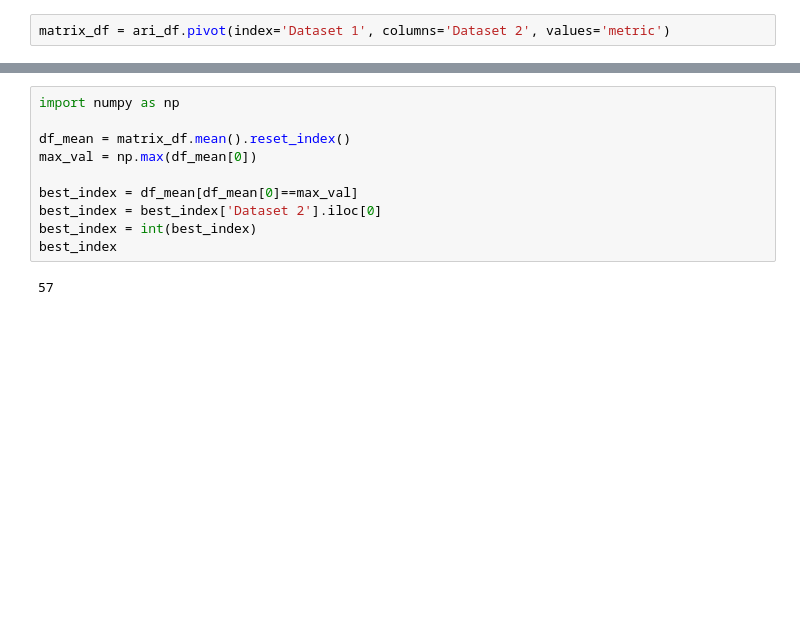
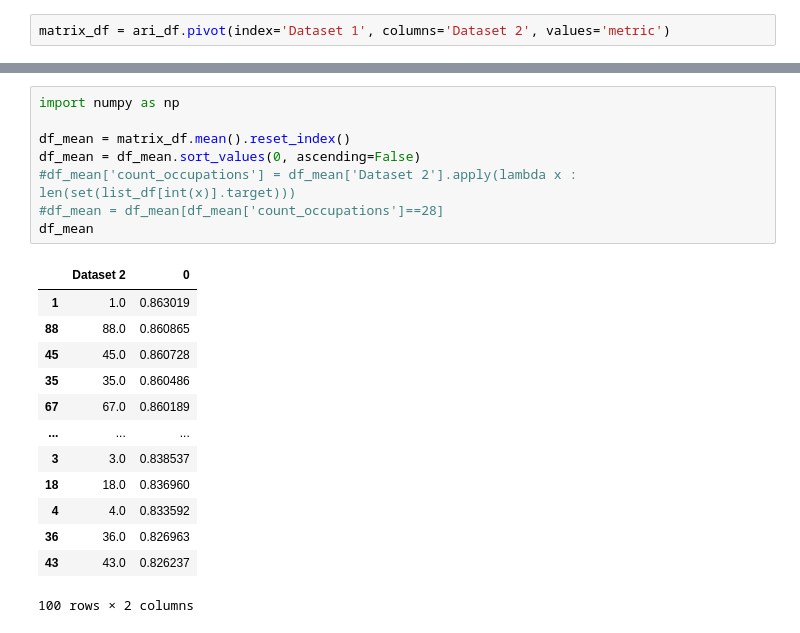
Before and after one commit to charlesdedampierre/science_history, a Jupyter notebook: notebooks/7-optimize_weighted_jaccar.ipynb, the cells around one changed output, grey strips where cells are left out. Saved outputs shown, nothing was run; the diff lists cells and outputs as text; blank space fills up the shorter version.

```diff
--- a/notebooks/7-optimize_weighted_jaccar.ipynb
+++ b/notebooks/7-optimize_weighted_jaccar.ipynb
@@ -140,13 +147,23 @@ matrix_df.mean().hist()
 # %%
 import numpy as np
 
 df_mean = matrix_df.mean().reset_index()
-max_val = np.max(df_mean[0])
-
-best_index = df_mean[df_mean[0]==max_val]
-best_index = best_index['Dataset 2'].iloc[0]
-best_index = int(best_index)
-best_index
+df_mean = df_mean.sort_values(0, ascending=False)
+#df_mean['count_occupations'] = df_mean['Dataset 2'].apply(lambda x : len(set(list_df[int(x)].target)))
+#df_mean = df_mean[df_mean['count_occupations']==28]
+df_mean
 # %% [output]
+|  | Dataset 2 | 0 |
+| 1 | 1.0 | 0.863019 |
+| 88 | 88.0 | 0.860865 |
+| 45 | 45.0 | 0.860728 |
+| 35 | 35.0 | 0.860486 |
+| 67 | 67.0 | 0.860189 |
+| ... | ... | ... |
+| 3 | 3.0 | 0.838537 |
+| 18 | 18.0 | 0.836960 |
+| 4 | 4.0 | 0.833592 |
+| 36 | 36.0 | 0.826963 |
+| 43 | 43.0 | 0.826237 |
-57
+100 rows × 2 columns
 # %%
```
Also changed, not shown: parts of 12 cells of this notebook, 4 other files.
